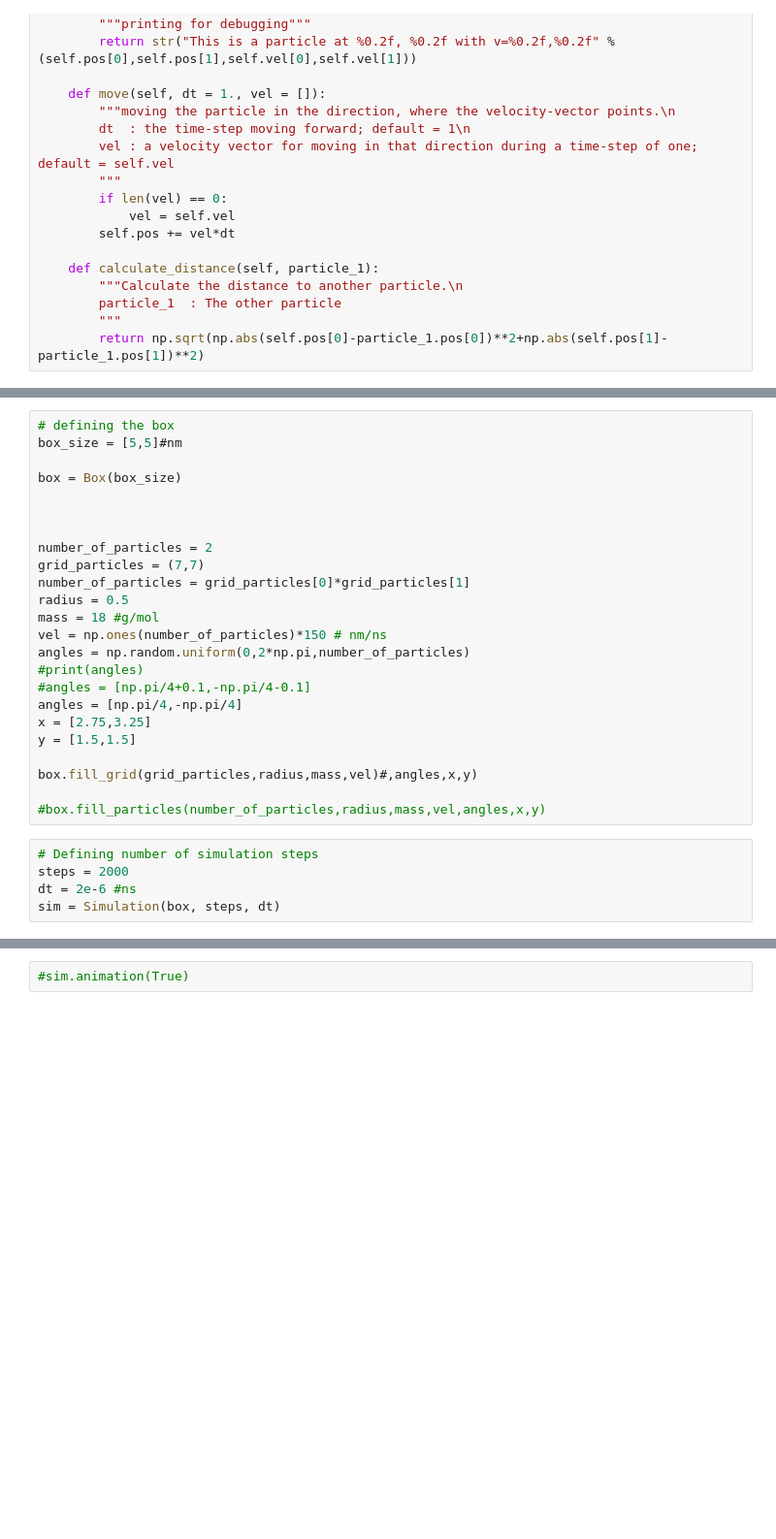
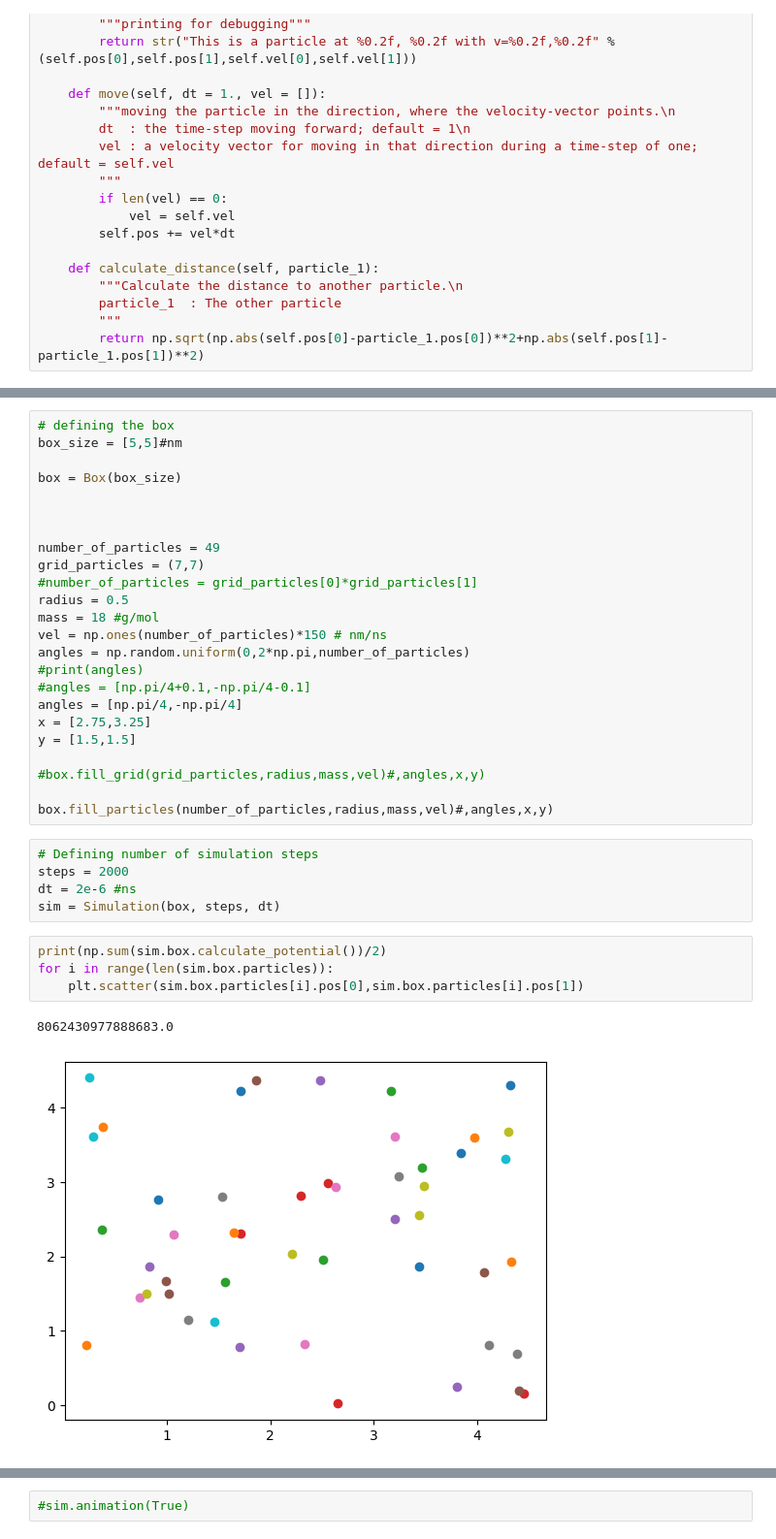
Before and after one commit to JONNeKK/ccs, a Jupyter notebook: week_3/week_3.ipynb, the cells around one changed output, grey strips where cells are left out. Shown at 97% size. Drawn from its saved outputs; the diff is of its cells as text; blank space fills up the shorter version.

```diff
--- a/week_3/week_3.ipynb
+++ b/week_3/week_3.ipynb
@@ -613,9 +648,9 @@ box = Box(box_size)
 
 
 
-number_of_particles = 2
+number_of_particles = 49
 grid_particles = (7,7)
-number_of_particles = grid_particles[0]*grid_particles[1]
+#number_of_particles = grid_particles[0]*grid_particles[1]
 radius = 0.5
 mass = 18 #g/mol
 vel = np.ones(number_of_particles)*150 # nm/ns
@@ -626,12 +661,19 @@ angles = [np.pi/4,-np.pi/4]
 x = [2.75,3.25]
 y = [1.5,1.5]
 
-box.fill_grid(grid_particles,radius,mass,vel)#,angles,x,y)
+#box.fill_grid(grid_particles,radius,mass,vel)#,angles,x,y)
 
-#box.fill_particles(number_of_particles,radius,mass,vel,angles,x,y)
+box.fill_particles(number_of_particles,radius,mass,vel)#,angles,x,y)
 # %%
 # Defining number of simulation steps
 steps = 2000
 dt = 2e-6 #ns
 sim = Simulation(box, steps, dt)
+# %%
+print(np.sum(sim.box.calculate_potential())/2)
+for i in range(len(sim.box.particles)):
+    plt.scatter(sim.box.particles[i].pos[0],sim.box.particles[i].pos[1])
+# %% [output]
+8062430977888683.0
+[figure, added]
 # %%
```
Also changed, not shown: parts of 12 cells of this notebook.
